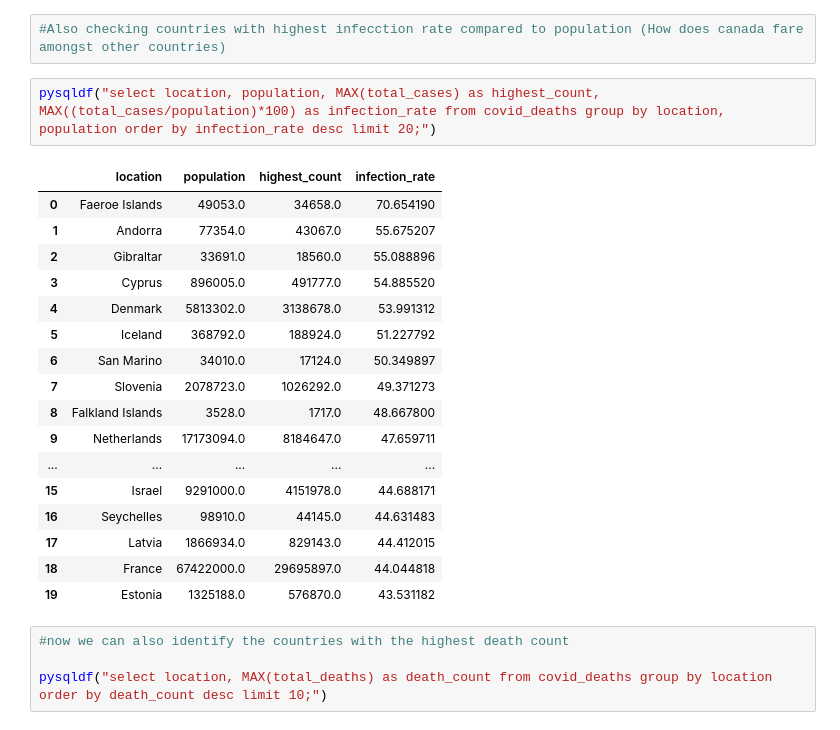
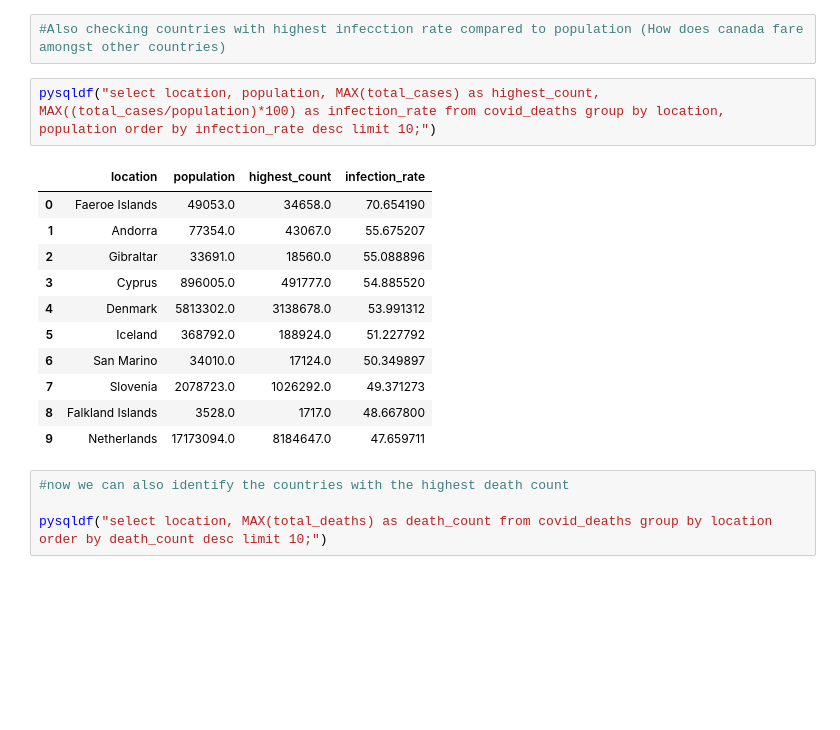
Before and after one commit to ppn101/Projects, a Jupyter notebook: covid_analysis_canada.ipynb, the cells around one changed output. Drawn from its saved outputs; the diff is of its cells as text; blank space fills up the shorter version.

```diff
--- a/covid_analysis_canada.ipynb
+++ b/covid_analysis_canada.ipynb
@@ -194,25 +179,19 @@ pd.set_option('display.max_rows',None)
 # %%
 #Also checking countries with highest infecction rate compared to population (How does canada fare amongst other countries)
 # %%
-pysqldf("select location, population, MAX(total_cases) as highest_count, MAX((total_cases/population)*100) as infection_rate from covid_deaths group by location, population order by infection_rate desc limit 20;")
+pysqldf("select location, population, MAX(total_cases) as highest_count, MAX((total_cases/population)*100) as infection_rate from covid_deaths group by location, population order by infection_rate desc limit 10;")
 # %% [output]
 |  | location | population | highest_count | infection_rate |
 | 0 | Faeroe Islands | 49053.0 | 34658.0 | 70.654190 |
 | 1 | Andorra | 77354.0 | 43067.0 | 55.675207 |
 | 2 | Gibraltar | 33691.0 | 18560.0 | 55.088896 |
 | 3 | Cyprus | 896005.0 | 491777.0 | 54.885520 |
 | 4 | Denmark | 5813302.0 | 3138678.0 | 53.991312 |
 | 5 | Iceland | 368792.0 | 188924.0 | 51.227792 |
 | 6 | San Marino | 34010.0 | 17124.0 | 50.349897 |
 | 7 | Slovenia | 2078723.0 | 1026292.0 | 49.371273 |
 | 8 | Falkland Islands | 3528.0 | 1717.0 | 48.667800 |
 | 9 | Netherlands | 17173094.0 | 8184647.0 | 47.659711 |
-| ... | ... | ... | ... | ... |
-| 15 | Israel | 9291000.0 | 4151978.0 | 44.688171 |
-| 16 | Seychelles | 98910.0 | 44145.0 | 44.631483 |
-| 17 | Latvia | 1866934.0 | 829143.0 | 44.412015 |
-| 18 | France | 67422000.0 | 29695897.0 | 44.044818 |
-| 19 | Estonia | 1325188.0 | 576870.0 | 43.531182 |
 # %%
 #now we can also identify the countries with the highest death count
 
```
Also changed, not shown: parts of 6 cells of this notebook.
